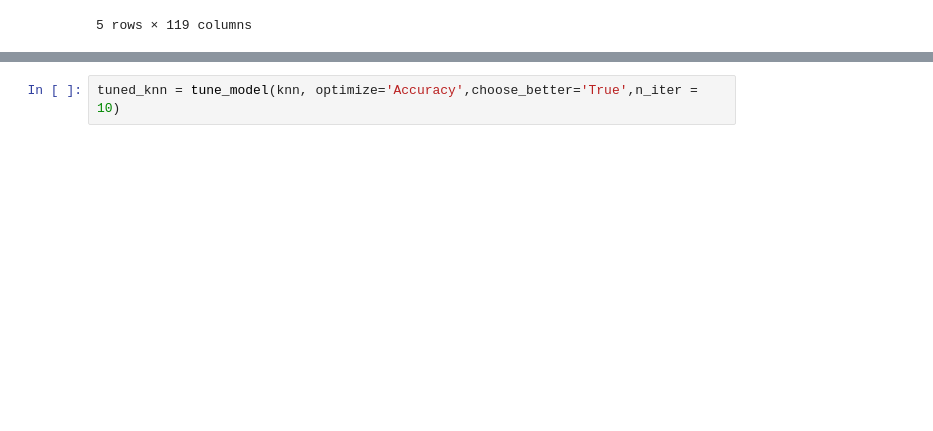
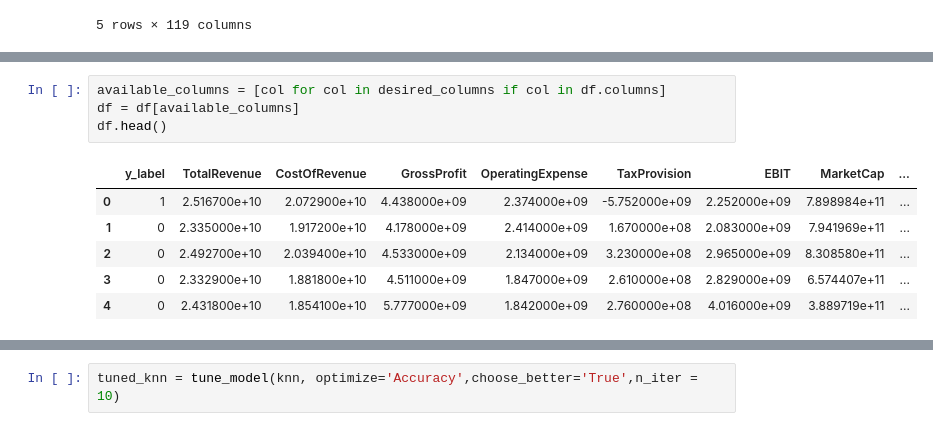
Before and after one commit to theSubsurfaceGuy/CourseProject_StockBubblePrediction, a Jupyter notebook: codes/main.ipynb, the cells around one changed output, grey strips where cells are left out. Saved outputs shown, nothing was run; the diff lists cells and outputs as text; blank space fills up the shorter version.

```diff
--- a/codes/main.ipynb
+++ b/codes/main.ipynb
@@ -47,3 +59,14 @@ df.head()
+# %%
+available_columns = [col for col in desired_columns if col in df.columns]
+df = df[available_columns]
+df.head()
+# %% [output]
+|  | y_label | TotalRevenue | CostOfRevenue | GrossProfit | OperatingExpense | TaxProvision | EBIT | MarketCap | ... |
+| 0 | 1 | 2.516700e+10 | 2.072900e+10 | 4.438000e+09 | 2.374000e+09 | -5.752000e+09 | 2.252000e+09 | 7.898984e+11 | ... |
+| 1 | 0 | 2.335000e+10 | 1.917200e+10 | 4.178000e+09 | 2.414000e+09 | 1.670000e+08 | 2.083000e+09 | 7.941969e+11 | ... |
+| 2 | 0 | 2.492700e+10 | 2.039400e+10 | 4.533000e+09 | 2.134000e+09 | 3.230000e+08 | 2.965000e+09 | 8.308580e+11 | ... |
+| 3 | 0 | 2.332900e+10 | 1.881800e+10 | 4.511000e+09 | 1.847000e+09 | 2.610000e+08 | 2.829000e+09 | 6.574407e+11 | ... |
+| 4 | 0 | 2.431800e+10 | 1.854100e+10 | 5.777000e+09 | 1.842000e+09 | 2.760000e+08 | 4.016000e+09 | 3.889719e+11 | ... |
 # %%
 reg1 = setup(df, train_size=0.80, target = 'y_label', session_id=123)
 # %% [output]
```
Also changed, not shown: parts of 9 cells of this notebook, 18 other files.
